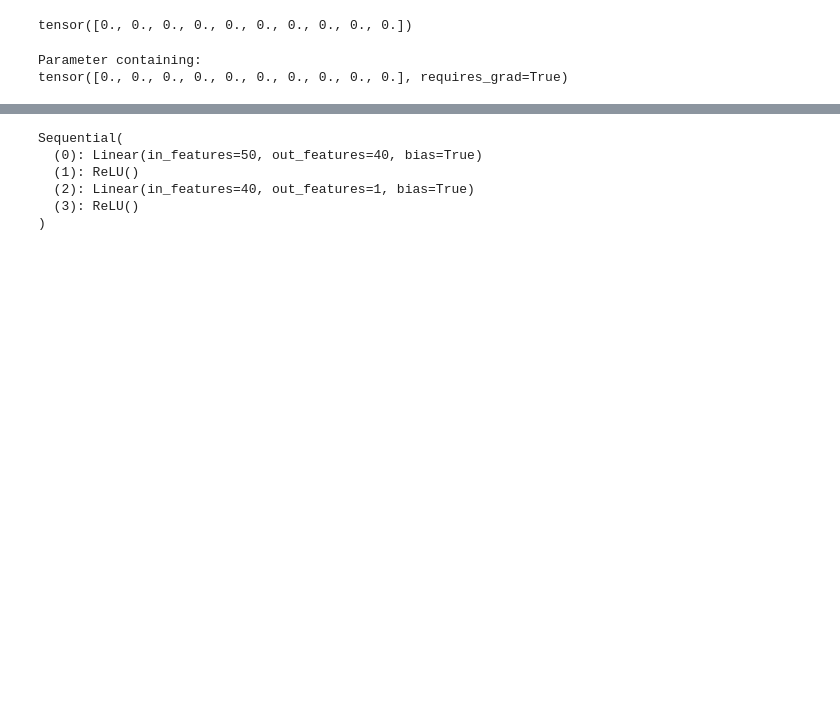
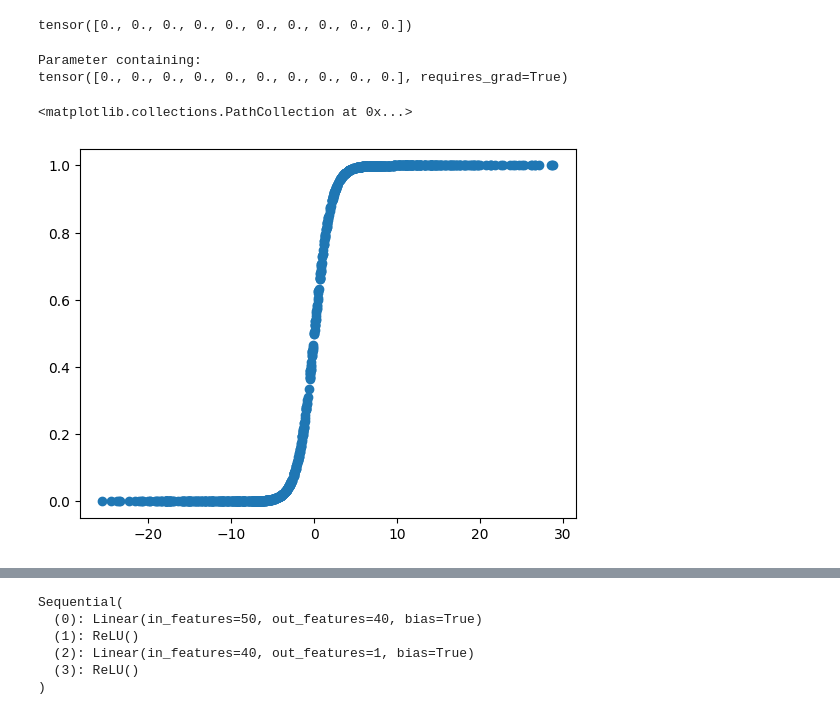
Before and after one commit to databyhuseyn/DeepLearning, a Jupyter notebook: Training_Deep_Neural_Networks_with_PyTorch.ipynb, the cells around one changed output, grey strips where cells are left out. Saved outputs shown, nothing was run; the diff lists cells and outputs as text; code cells hidden in the pictures; blank space fills up the shorter version.

```diff
--- a/Training_Deep_Neural_Networks_with_PyTorch.ipynb
+++ b/Training_Deep_Neural_Networks_with_PyTorch.ipynb
@@ -59,0 +62,7 @@ tensor([0., 0., 0., 0., 0., 0., 0., 0., 0., 0.], requires_grad=True)
+# %%
+out = np.random.randn(1000) * 9
+# %%
+plt.scatter(out, sigmoid(out))
+# %% [output]
+<matplotlib.collections.PathCollection at 0x...>
+[figure, added]
```
Also changed, not shown: parts of 4 cells of this notebook.
